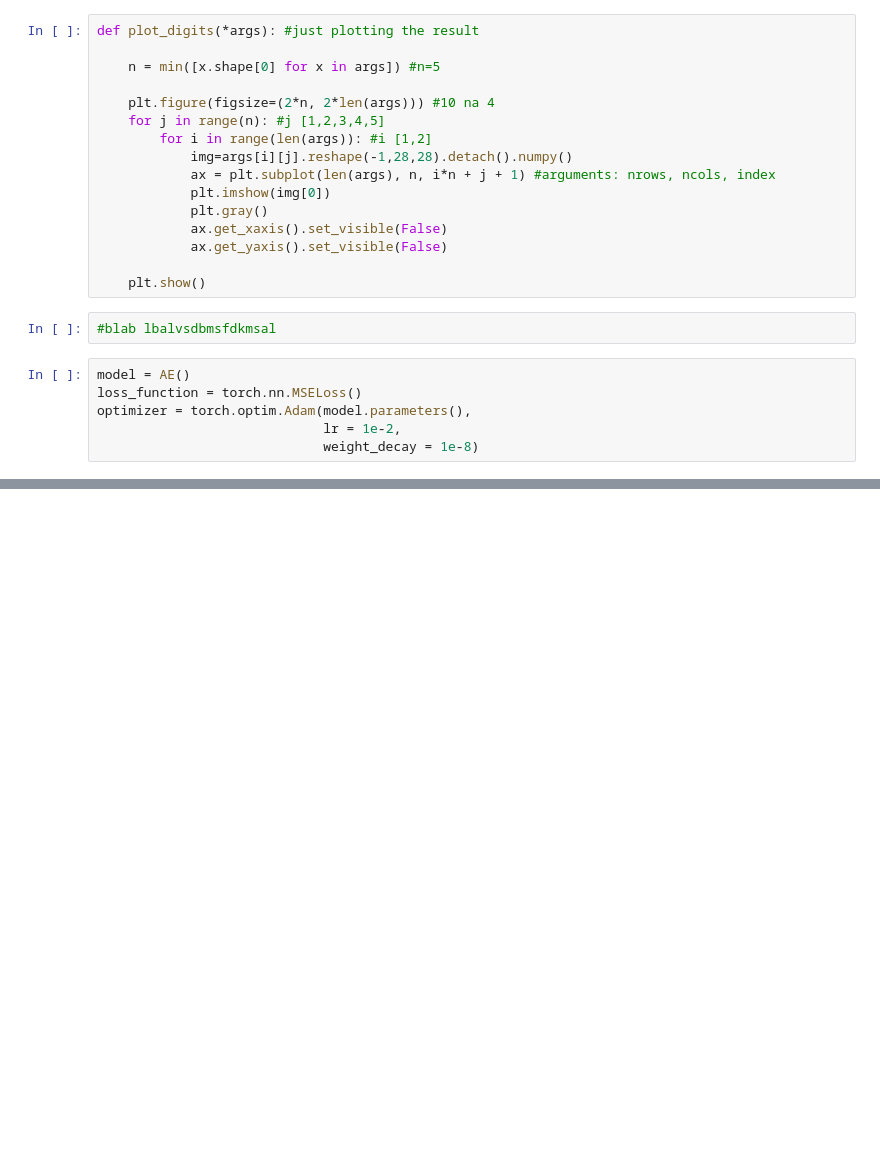
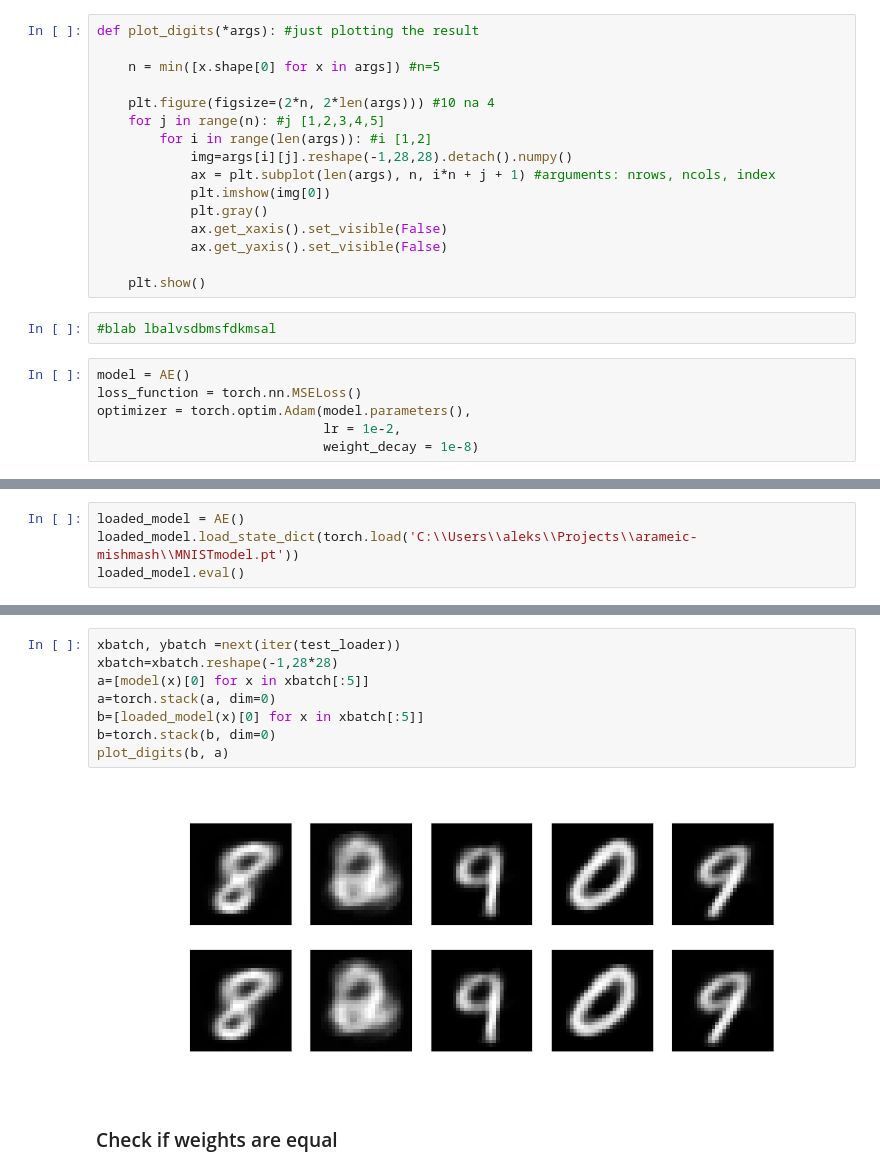
Before and after one commit to Lexmidan/arameic-mishmash, a Jupyter notebook: AutoencoderMNIST.ipynb, the cells around one changed output, grey strips where cells are left out. Drawn from its saved outputs; the diff is of its cells as text; blank space fills up the shorter version.

```diff
--- a/AutoencoderMNIST.ipynb
+++ b/AutoencoderMNIST.ipynb
@@ -150,0 +164,4 @@ plot_digits(xbatch[:5], a)
+# %%
+loaded_model = AE()
+loaded_model.load_state_dict(torch.load('C:\\Users\\aleks\\Projects\\arameic-mishmash\\MNISTmodel.pt'))
+loaded_model.eval()
@@ -150,0 +186,12 @@ plot_digits(xbatch[:5], a)
+# %%
+xbatch, ybatch =next(iter(test_loader))
+xbatch=xbatch.reshape(-1,28*28)
+a=[model(x)[0] for x in xbatch[:5]]
+a=torch.stack(a, dim=0)
+b=[loaded_model(x)[0] for x in xbatch[:5]]
+b=torch.stack(b, dim=0)
+plot_digits(b, a)
+# %% [output]
+[figure, added]
+# %% [markdown]
+### Check if weights are equal
```
Also changed, not shown: parts of 32 cells of this notebook, 11 other files.
